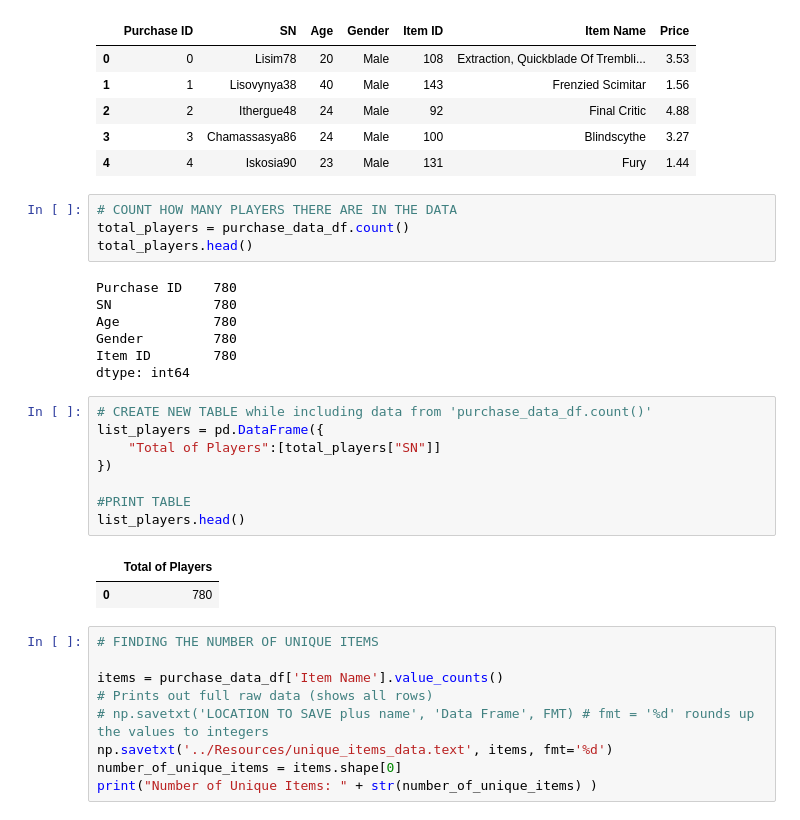
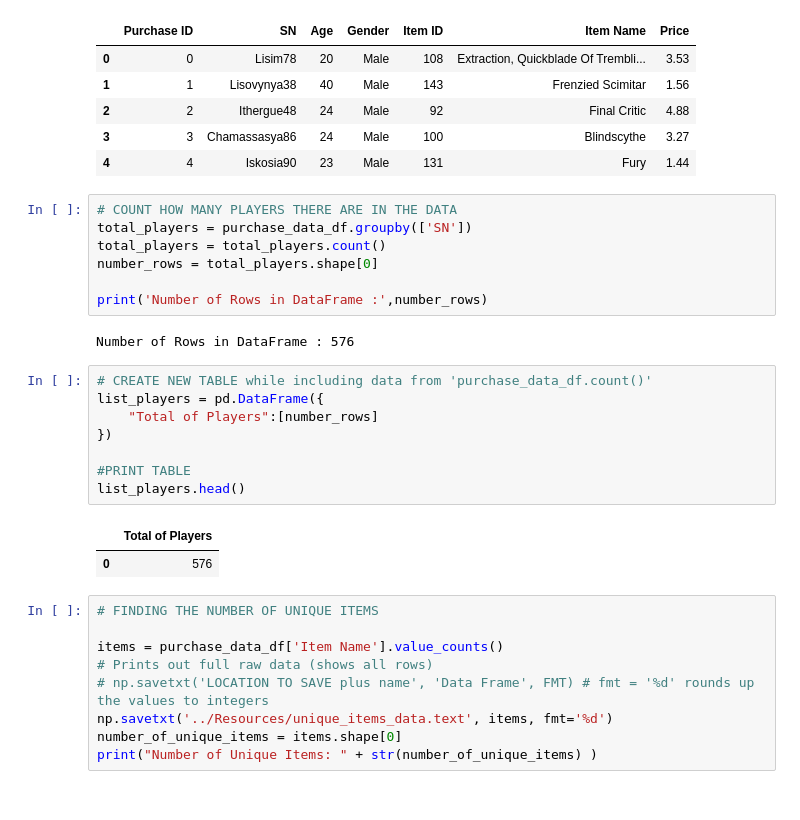
Before and after one commit to samuelroiz/DA_Heroes_Of_Pymoli, a Jupyter notebook: Code/Data_H_o_F.ipynb, the cells around one changed output. Saved outputs shown, nothing was run; the diff lists cells and outputs as text.

```diff
--- a/Code/Data_H_o_F.ipynb
+++ b/Code/Data_H_o_F.ipynb
@@ -19,26 +21,24 @@ purchase_data_df.head()
 | 4 | 4 | Iskosia90 | 23 | Male | 131 | Fury | 1.44 |
 # %%
 # COUNT HOW MANY PLAYERS THERE ARE IN THE DATA
-total_players = purchase_data_df.count()
-total_players.head()
+total_players = purchase_data_df.groupby(['SN'])
+total_players = total_players.count()
+number_rows = total_players.shape[0]
+
+print('Number of Rows in DataFrame :',number_rows)
 # %% [output]
-Purchase ID    780
-SN             780
-Age            780
-Gender         780
-Item ID        780
-dtype: int64
+Number of Rows in DataFrame : 576
 # %%
 # CREATE NEW TABLE while including data from 'purchase_data_df.count()'
 list_players = pd.DataFrame({
-    "Total of Players":[total_players["SN"]]
+    "Total of Players":[number_rows]
 })
 
 #PRINT TABLE
 list_players.head()
 # %% [output]
 |  | Total of Players |
-| 0 | 780 |
+| 0 | 576 |
 # %%
 # FINDING THE NUMBER OF UNIQUE ITEMS
 
```
Also changed, not shown: parts of 14 cells of this notebook.
